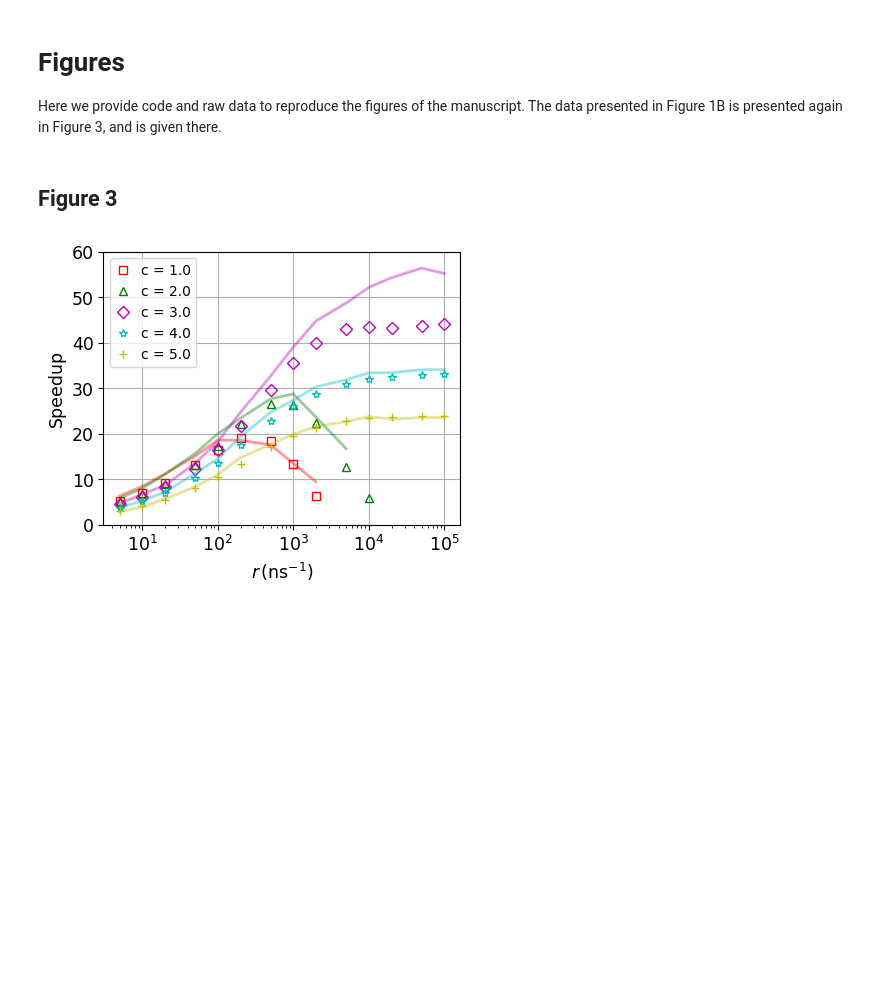
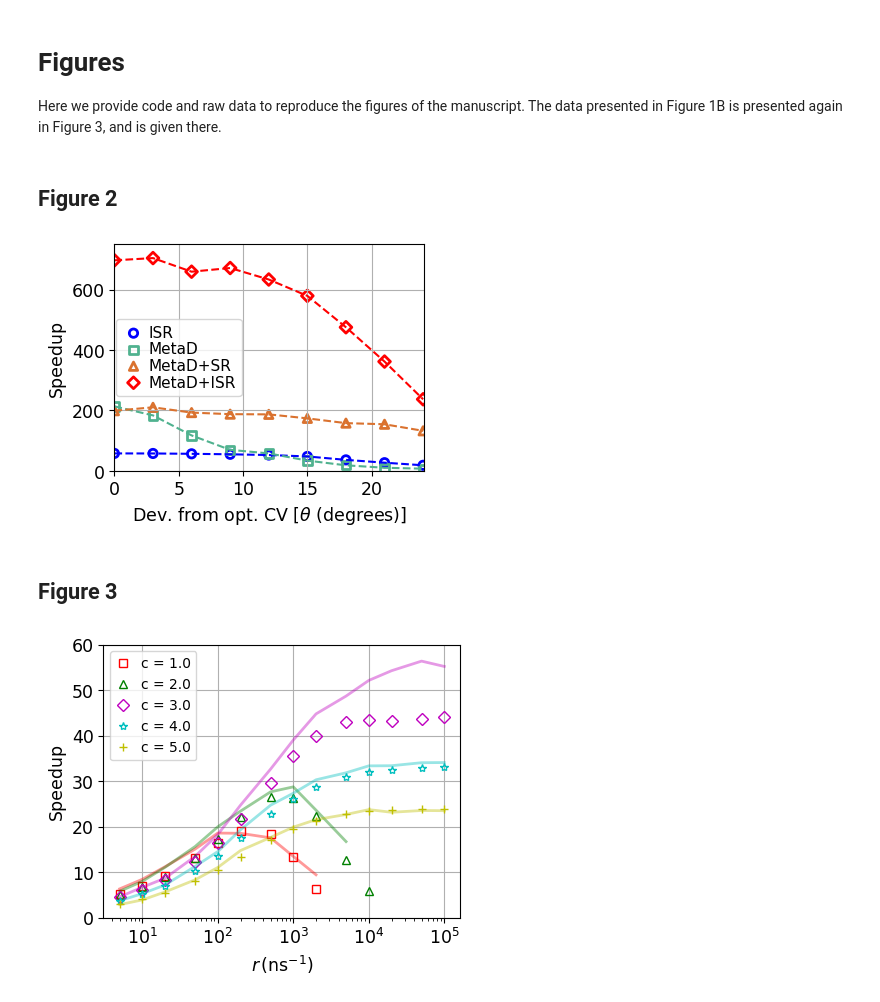
Before and after one commit to OfirBlumer/informedResetting, a Jupyter notebook: Figures.ipynb, the cells around one changed output. Cells and saved outputs as stored; diff of their text form; code cells hidden in the pictures; blank space fills up the shorter version.

```diff
--- a/Figures.ipynb
+++ b/Figures.ipynb
@@ -19,5 +5,53 @@ warnings.filterwarnings('ignore')
-# %% [markdown]
-## Figure 3
+# %%
+import numpy as np
+import matplotlib.pyplot as plt
+import matplotlib
+import pandas as pd
+import seaborn as sns
+from itertools import cycle
+
+plt.rcParams['font.size'] = 12.5
+plt.rcParams['figure.dpi'] = 100
+plt.rcParams['legend.fontsize'] = 11
+plt.rc("savefig", dpi=300)
+plt.rcParams['axes.titley'] = 1.0
+
+darker_green = '#da722f'
+darker_orange = '#50b28f'
+
+import warnings
+warnings.filterwarnings('ignore')
+# %% [markdown]
+## Figure 2
+# %%
+# Load Data
+data = pd.read_csv("sourceData/FE_MetaD.csv")
+
+# Create scatter plot using seaborn
+plt.figure(figsize=(4.,3))
+sns.scatterplot(x=data['theta'], y=data['ISR'], label='ISR', color='blue', facecolors='none', edgecolor='b', linewidth=2)
+sns.scatterplot(x=data['theta'], y=data['MetaD'], label='MetaD', color=darker_orange, marker='s', facecolors='none', edgecolor=darker_orange, linewidth=2)
+sns.scatterplot(x=data['theta'], y=data['MetaD+SR'], label='MetaD+SR', color=darker_green, marker='^', facecolors='none', edgecolor=darker_green, linewidth=2)
+sns.scatterplot(x=data['theta'], y=data['MetaD+ISR'], label='MetaD+ISR', color='red', marker='D', facecolors='none', edgecolor='red', linewidth=2)
+
+# Connect points with lines
+plt.plot(data['theta'], data['ISR'], linestyle='--', color='blue')
+plt.plot(data['theta'], data['MetaD'], linestyle='--', color=darker_orange)
+plt.plot(data['theta'], data['MetaD+SR'], linestyle='--', color=darker_green)
+plt.plot(data['theta'], data['MetaD+ISR'], linestyle='--', color='red')
+
+# Customize plot
+plt.xlim(0, 24.1)
+plt.ylim(0, 750)
+plt.xlabel(r'Dev. from opt. CV [$\theta$ (degrees)]')
+plt.ylabel(r'Speedup')
+legend = plt.legend(loc='best', frameon=True, labelspacing=0.1, borderaxespad=0.1, handlelength=1.5, handletextpad=0.2)
+
+plt.grid(True)
+# %% [output]
+[figure, added]
+# %% [markdown]
+## Figure 3
 # %%
 unbiased = 7625.2646965
 colors = ["r","g","m","c","y"]
```
Also changed, not shown: parts of 1 cell of this notebook.
